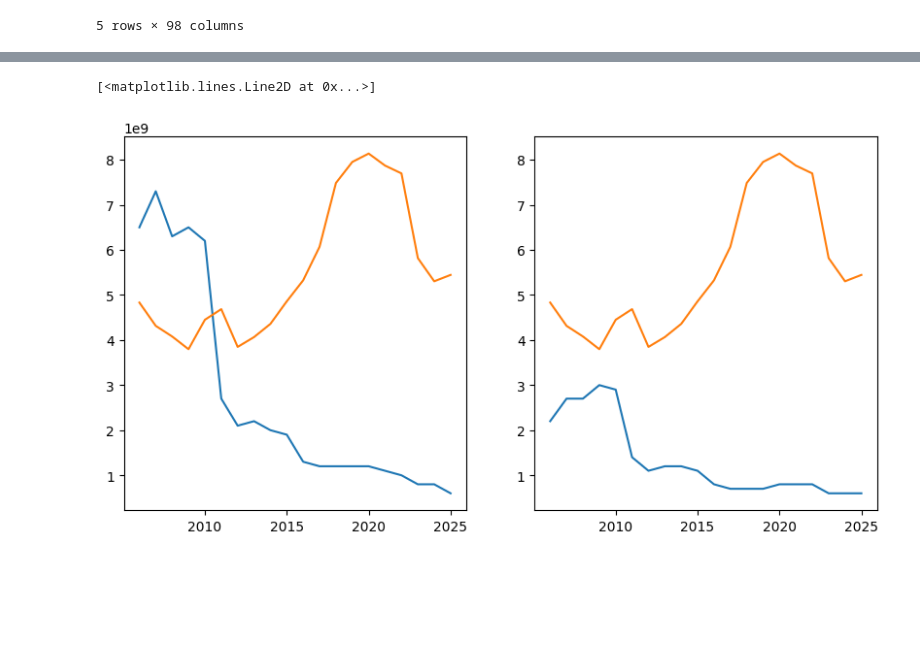
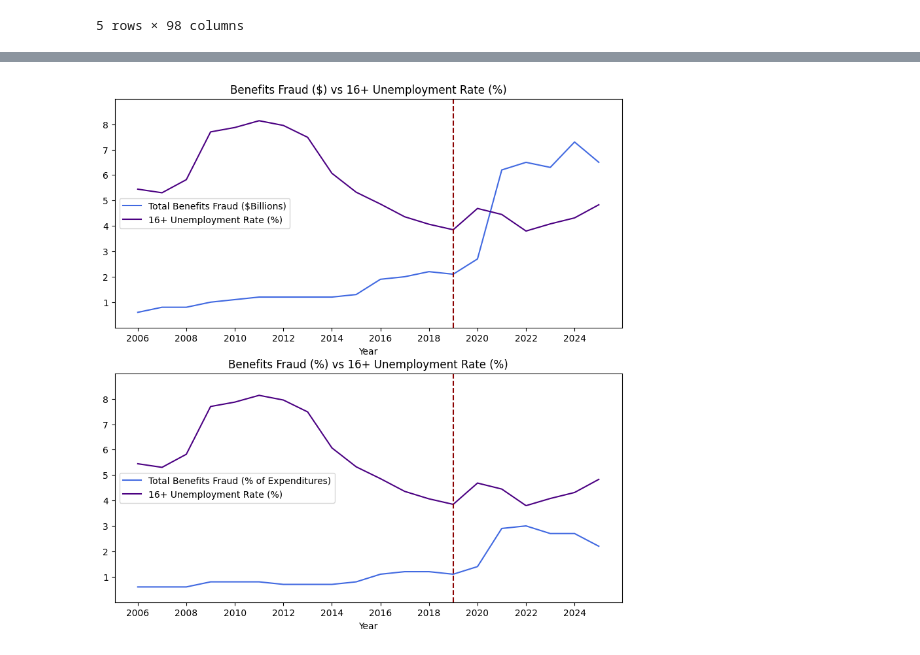
Before and after one commit to DayOfHeat/IS77-Project, a Jupyter notebook: project.ipynb, the cells around one changed output, grey strips where cells are left out. Drawn from its saved outputs; the diff is of its cells as text; code cells hidden in the pictures; blank space fills up the shorter version.

Commit message:
Imputed fraud data, made better data visualizations

```diff
--- a/project.ipynb
+++ b/project.ipynb
@@ -46,6 +47,8 @@ for row in df_raw_fraud_dollars.itertuples():
             continue
         if pd.isna(column):
             continue
+        if column in ["w","x","z"]:
+            column = 0
         validColumns.append(column)
     df_fraud_dollars.loc[int(yearName)] = validColumns
     previousRow = row
@@ -75,6 +78,8 @@ for i in df_raw_fraud_percent:
     if itemName.strip() == "":
         continue
     itemName = itemName.split("note")[0]
+    if itemName[-1] != ' ':
+        itemName += ' '
     df_fraud_percent = df_fraud_percent.assign(**{itemName+"Fraud":0,itemName+"Claimant Error":0,itemName+"Official Error":0,itemName+"Total":0})
 found2024 = False
 previousRow = map
@@ -107,6 +112,10 @@ for row in df_raw_fraud_percent.itertuples():
         if pd.isna(column):
             invalidColumns.append(column)
             continue
+        if column in ["x","z"]:
+            column = 0
+        if column == "w":
+            column = np.nan
         validColumns.append(column)
     df_fraud_percent.loc[int(yearName)] = validColumns
     previousRow = row
@@ -264,3 +273,9 @@ df_fraud_percent_labour_summary.head()
 | 2022 | 3.0 | 0.7 | 0.3 | 4.0 | ... |
 | 2021 | 2.9 | 0.6 | 0.4 | 3.9 | ... |
 5 rows × 98 columns
+# %%
+imputer = SimpleImputer(strategy="mean")
+for column in df_fraud_percent.columns: # only fraud columns need imputing
+    df_fraud_percent_labour_summary[[column]] = imputer.fit_transform(df_fraud_percent_labour_summary[[column]])
+for column in df_fraud_dollars.columns:
+    df_fraud_dollars_labour_summary[[column]] = imputer.fit_transform(df_fraud_dollars_labour_summary[[column]])
@@ -267,10 +308,22 @@ df_fraud_percent_labour_summary.head()
 # %%
-fig, ax = plt.subplots(figsize=(10, 5),ncols=2)
-ax[0].plot(range(2006,2026),df_fraud_dollars_labour_summary["All Benefits Fraud"])
-ax[0].plot(range(2006,2026),df_fraud_dollars_labour_summary["16+ Unemployment Rate"]*1000000000)
-
-ax[1].plot(range(2006,2026),df_fraud_percent_labour_summary["All Benefits Fraud"])
-ax[1].plot(range(2006,2026),df_fraud_percent_labour_summary["16+ Unemployment Rate"])
+fig, ax = plt.subplots(figsize=(10, 10),nrows=2)
+ax[0].plot(years,df_fraud_dollars_labour_summary["All Benefits Fraud"][years]/1e9, label="Total Benefits Fraud ($Billions)",color="royalblue")
+ax[0].plot(years,df_fraud_dollars_labour_summary["16+ Unemployment Rate"][years], label="16+ Unemployment Rate (%)",color="indigo")
+ax[0].axvline(2019, linestyle="dashed", color="darkred")
+ax[0].legend()
+ax[0].set_title("Benefits Fraud ($) vs 16+ Unemployment Rate (%)")
+ax[0].set_xlabel("Year")
+ax[0].set_xticks(range(2006,2026,2))
+ax[0].set_ybound(0,9)
+ax[0].set_yticks(range(1,9))
+ax[1].plot(years,df_fraud_percent_labour_summary["All Benefits Fraud"][years], label="Total Benefits Fraud (% of Expenditures)",color="royalblue")
+ax[1].plot(years,df_fraud_percent_labour_summary["16+ Unemployment Rate"][years], label="16+ Unemployment Rate (%)",color="indigo")
+ax[1].axvline(2019, linestyle="dashed", color="darkred")
+ax[1].legend()
+ax[1].set_title("Benefits Fraud (%) vs 16+ Unemployment Rate (%)")
+ax[1].set_xlabel("Year")
+ax[1].set_xticks(range(2006,2026,2))
+ax[1].set_ybound(0,9)
+_ = ax[1].set_yticks(range(1,9))
 # %% [output]
-[<matplotlib.lines.Line2D at 0x...>]
-[figure, old version]
+[figure, new version]
```
Also changed, not shown: parts of 2 cells of this notebook, 4 other files.
